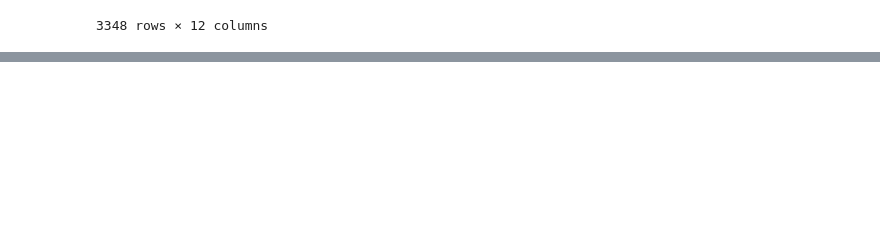
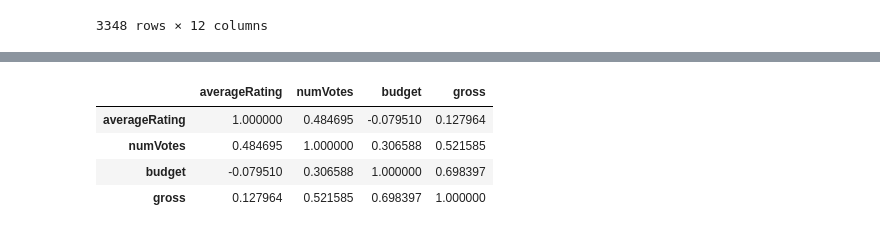
Before and after one commit to asyurohnt/MachineLearning, a Jupyter notebook: Tugas_1_Machine_Learning.ipynb, the cells around one changed output, grey strips where cells are left out. Saved outputs shown, nothing was run; the diff lists cells and outputs as text; code cells hidden in the pictures; blank space fills up the shorter version.

```diff
--- a/Tugas_1_Machine_Learning.ipynb
+++ b/Tugas_1_Machine_Learning.ipynb
@@ -21,0 +76,8 @@ data
+# %%
+data.loc[:,"averageRating":].corr()
+# %% [output]
+|  | averageRating | numVotes | budget | gross |
+| averageRating | 1.000000 | 0.484695 | -0.079510 | 0.127964 |
+| numVotes | 0.484695 | 1.000000 | 0.306588 | 0.521585 |
+| budget | -0.079510 | 0.306588 | 1.000000 | 0.698397 |
+| gross | 0.127964 | 0.521585 | 0.698397 | 1.000000 |
```
Also changed, not shown: parts of 11 cells of this notebook.
